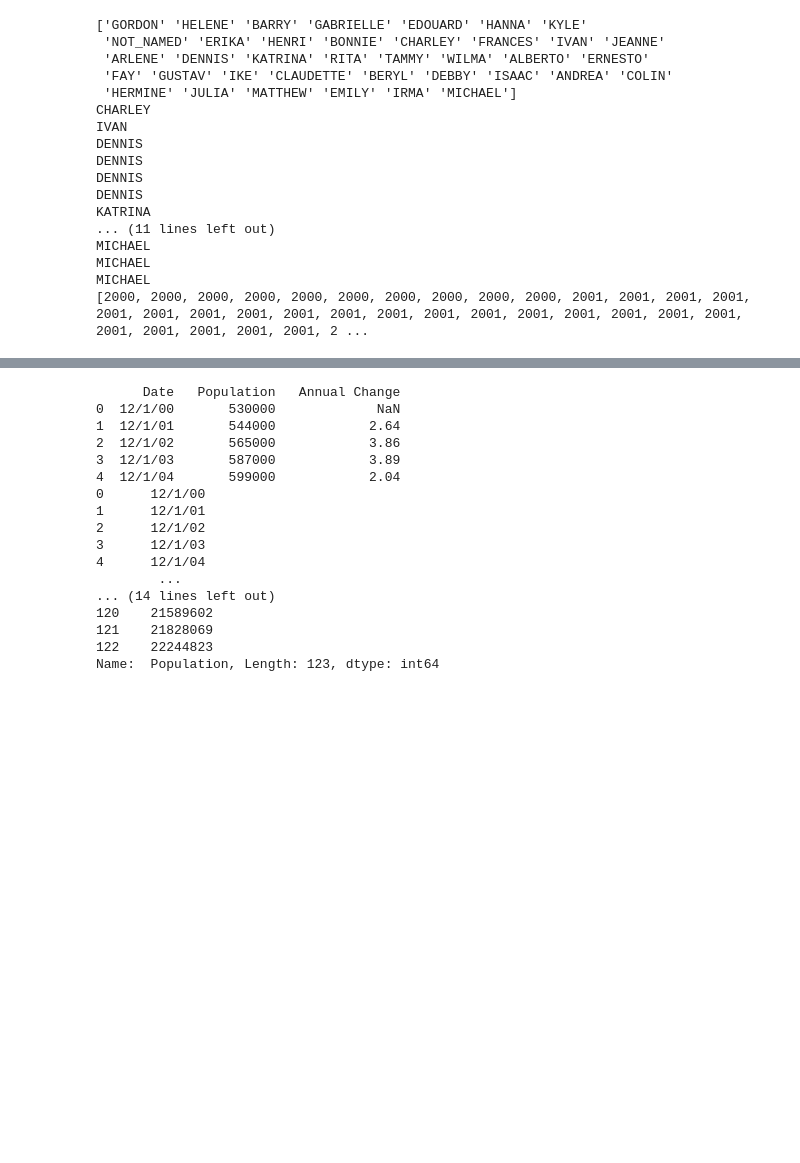
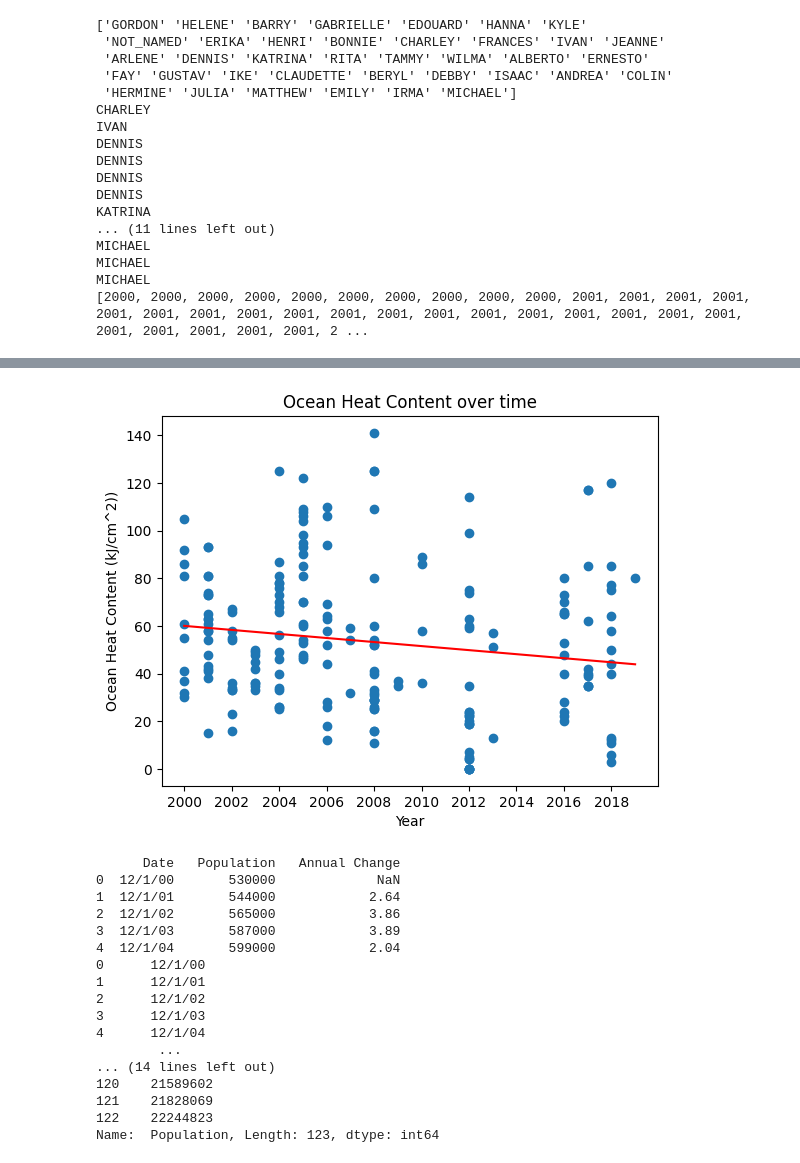
Before and after one commit to Johnsonahs/YSP-Python, a Jupyter notebook: Data_Analysis.ipynb, the cells around one changed output, grey strips where cells are left out. Cells and saved outputs as stored; diff of their text form; code cells hidden in the pictures; blank space fills up the shorter version.

```diff
--- a/Data_Analysis.ipynb
+++ b/Data_Analysis.ipynb
@@ -103,0 +103,6 @@ plt.show()
+# %%
+# Removing missing values from ocean heat content data
+
+ocean_heat_content['COHC_1'] = ocean_heat_content['COHC_1'].replace(-999.0, np.nan)
+ocean_heat_content = ocean_heat_content.dropna()
+ocean_heat_content.head()
@@ -104,3 +116,19 @@ plt.show()
+# %%
+# Plotting climatological ocean heat content over time
+
+fig, ax = plt.subplots()
+plt.scatter(x = ocean_heat_content['YEAR'], y = ocean_heat_content['COHC_1'])
+start, end = ax.get_xlim()
+ax.xaxis.set_ticks(np.arange(2000, 2020, 2))
+ax.set_xlabel('Year')
+ax.set_ylabel('Ocean Heat Content (kJ/cm^2))')
+ax.set_title('Ocean Heat Content over time')
+a, b = np.polyfit(ocean_heat_content['YEAR'], ocean_heat_content['COHC_1'], 1)
+plt.plot(ocean_heat_content['YEAR'], (a*ocean_heat_content['YEAR'])+b, color = 'red')
+plt.savefig('ocean_heat_over_time.png')
+plt.show()
+# %% [output]
+[figure, added]
 # %%
 # Testing around with the population data because of my failure to use .loc
 
```
Also changed, not shown: parts of 9 cells of this notebook, 4 other files.
